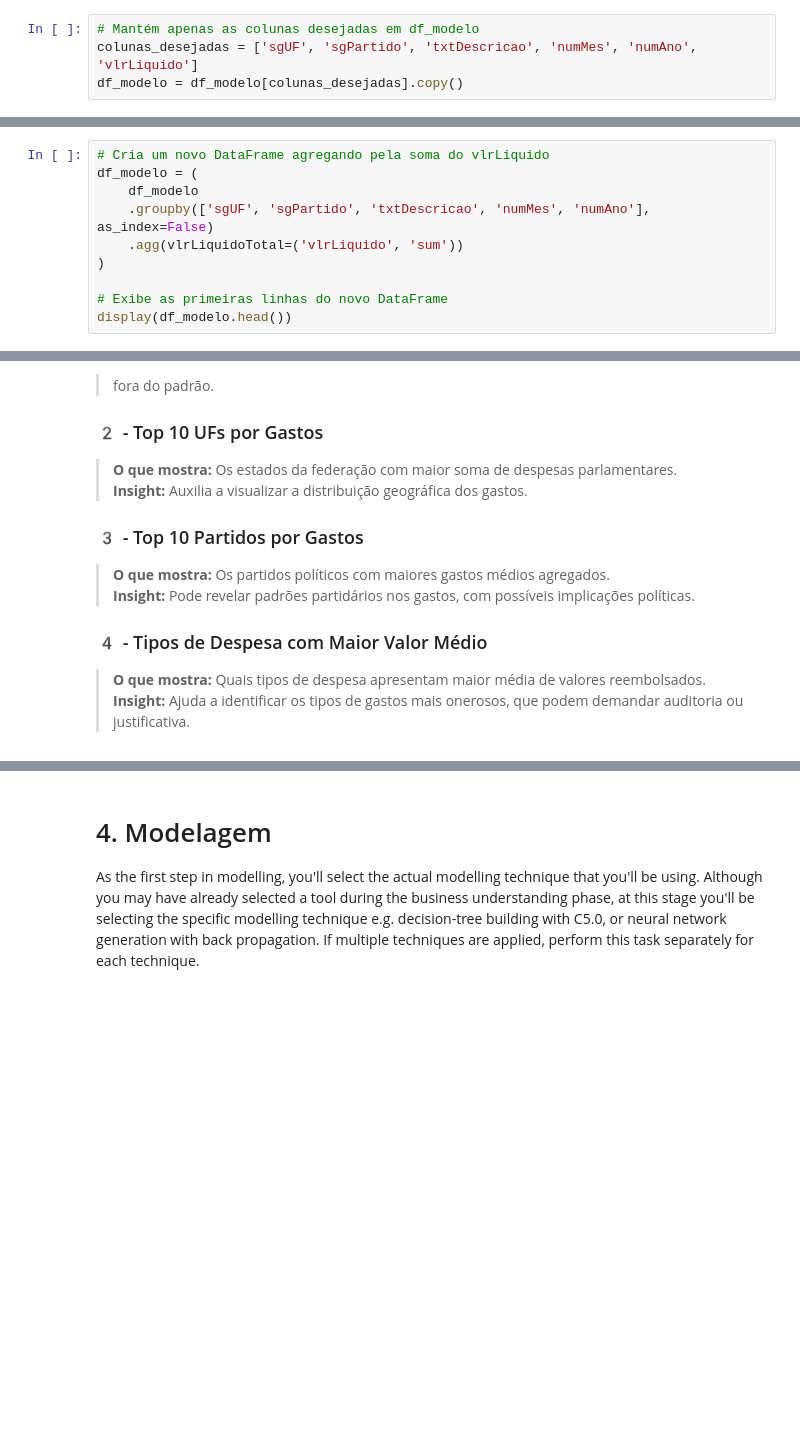
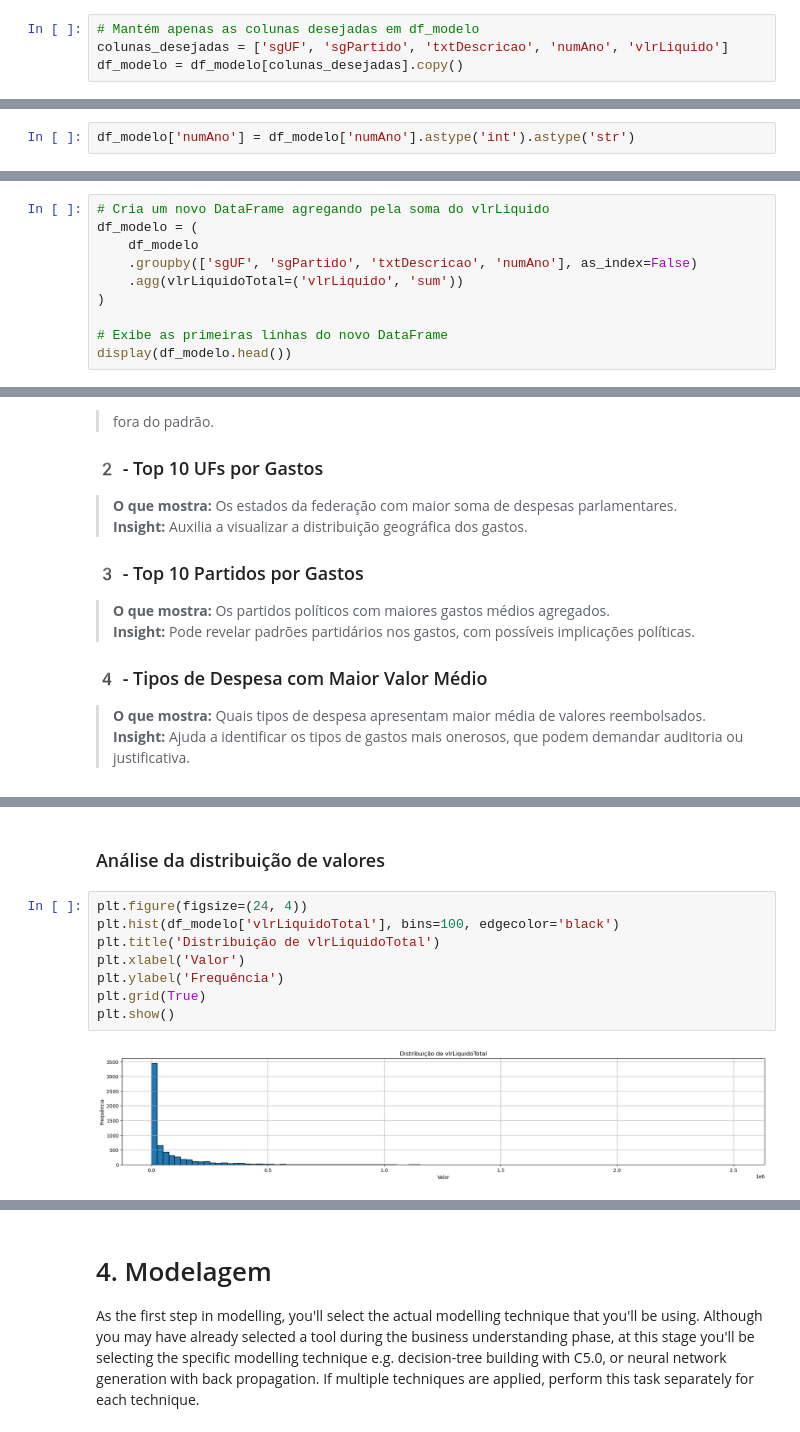
Before and after one commit to paulolmachado/ProjetoFinalCeub, a Jupyter notebook: Projeto_Final.ipynb, the cells around one changed output, grey strips where cells are left out. Cells and saved outputs as stored; diff of their text form; blank space fills up the shorter version.

```diff
--- a/Projeto_Final.ipynb
+++ b/Projeto_Final.ipynb
@@ -413,4 +538,4 @@ df_modelo.shape
 # %%
 # Mantém apenas as colunas desejadas em df_modelo
-colunas_desejadas = ['sgUF', 'sgPartido', 'txtDescricao', 'numMes', 'numAno', 'vlrLiquido']
+colunas_desejadas = ['sgUF', 'sgPartido', 'txtDescricao', 'numAno', 'vlrLiquido']
 df_modelo = df_modelo[colunas_desejadas].copy()
@@ -416,0 +552,2 @@ df_modelo = df_modelo[colunas_desejadas].copy()
+# %%
+df_modelo['numAno'] = df_modelo['numAno'].astype('int').astype('str')
@@ -424,7 +576,7 @@ Agregação através da soma do vlrLiquido, classificado pelos demais campos.
 # Cria um novo DataFrame agregando pela soma do vlrLiquido
 df_modelo = (
     df_modelo
-    .groupby(['sgUF', 'sgPartido', 'txtDescricao', 'numMes', 'numAno'], as_index=False)
+    .groupby(['sgUF', 'sgPartido', 'txtDescricao', 'numAno'], as_index=False)
     .agg(vlrLiquidoTotal=('vlrLiquido', 'sum'))
 )
 
@@ -595,0 +754,12 @@ fig4.show()
+# %% [markdown]
+### Análise da distribuição de valores
+# %%
+plt.figure(figsize=(24, 4))
+plt.hist(df_modelo['vlrLiquidoTotal'], bins=100, edgecolor='black')
+plt.title('Distribuição de vlrLiquidoTotal')
+plt.xlabel('Valor')
+plt.ylabel('Frequência')
+plt.grid(True)
+plt.show()
+# %% [output]
+[figure, added]
```
Also changed, not shown: parts of 40 cells of this notebook.
